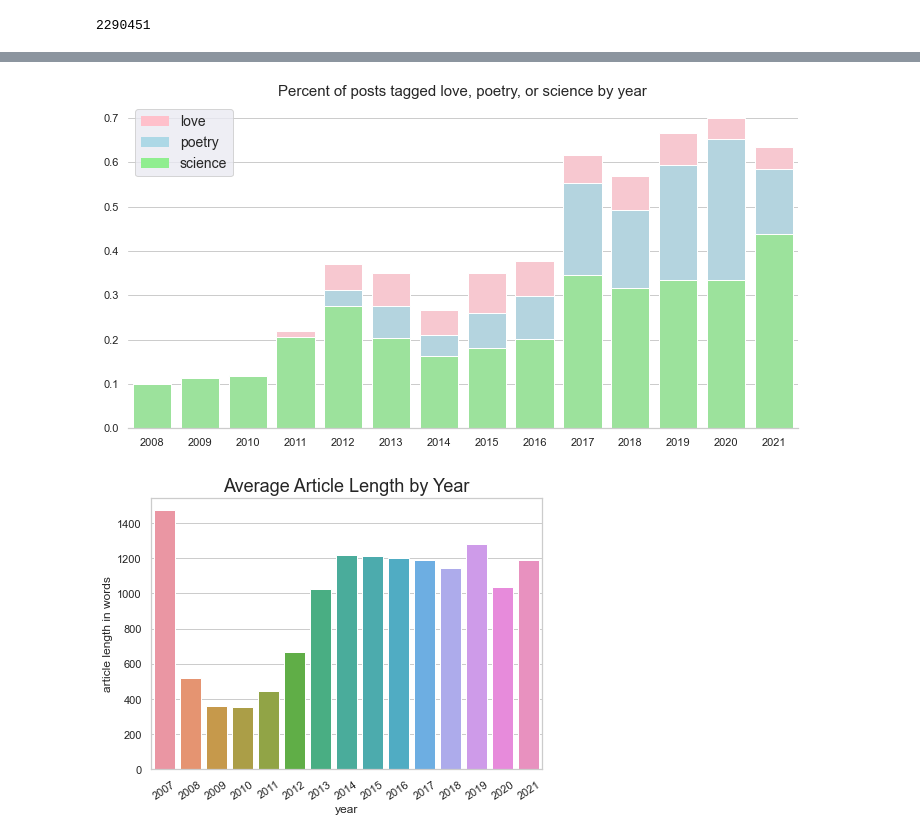
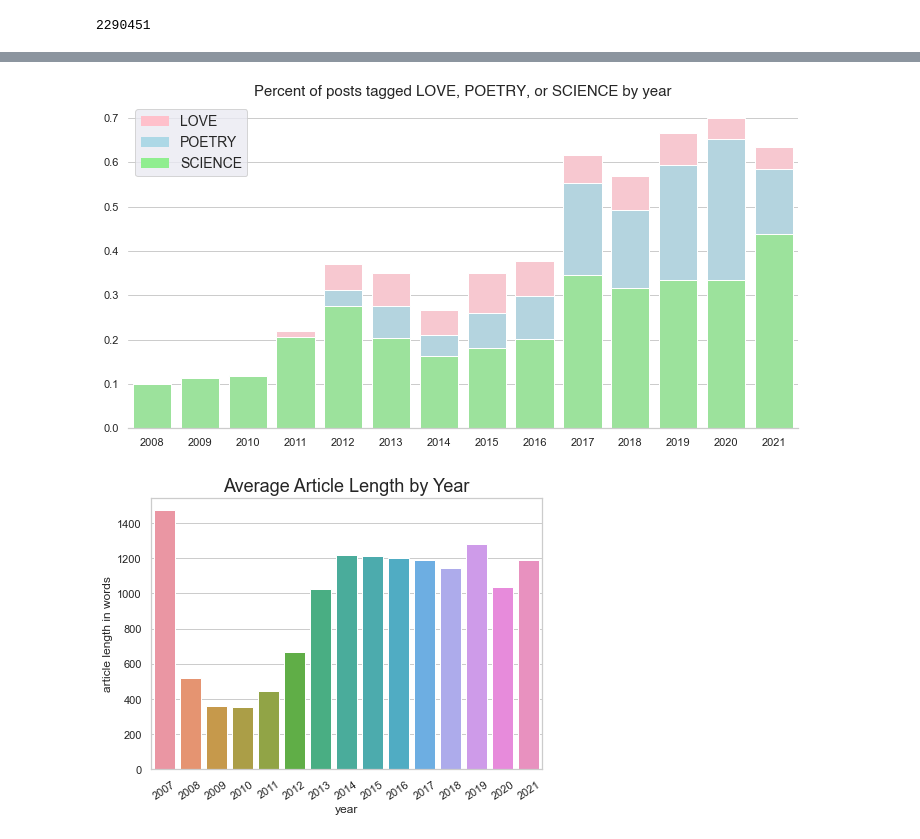
Before and after one commit to konstanzer/brainpickings-nlp, a Jupyter notebook: notebooks/viz.ipynb, the cells around one changed output, grey strips where cells are left out. Saved outputs shown, nothing was run; the diff lists cells and outputs as text; code cells hidden in the pictures.

```diff
--- a/viz.ipynb
+++ b/notebooks/viz.ipynb
@@ -162,20 +179,22 @@ c = b.add(lov_ser, fill_value=0)
 # %%
 sns.set_theme(style="whitegrid")
 f, ax = plt.subplots(figsize=(12, 6))
 sns.set(font_scale=1.25)
 sns.barplot(x=c.index, y=c/year_article_counts[1:].values, color="pink")
 sns.barplot(x=b.index, y=b/year_article_counts[1:].values, color="lightblue")
 sns.barplot(x=a.index, y=a/year_article_counts[1:].values, color="lightgreen")
-ax.set(xlabel='', ylabel='', title="Percent of posts tagged love, poetry, or science by year")
+ax.set(xlabel='', ylabel='')
 
+csfont = {'fontname':'Helvetica'}
+plt.title('Percent of posts tagged LOVE, POETRY, or SCIENCE by year',**csfont)
 sns.despine(left=True)
 top = plt.Rectangle((0,0),1,1,fc="pink", edgecolor = 'none')
 mid = plt.Rectangle((0,0),1,1,fc='lightblue',  edgecolor = 'none')
 bot = plt.Rectangle((0,0),1,1,fc='lightgreen',  edgecolor = 'none')
-plt.legend([top, mid, bot], ['love', 'poetry', 'science'], loc=2, ncol = 1, prop={'size':14})
+plt.legend([top, mid, bot], ['LOVE', 'POETRY', 'SCIENCE'], loc=2, ncol = 1, prop={'size':14})
 plt.savefig("lovepoetsci.png")
 # %% [output]
-[figure, old version]
+[figure, new version]
 # %%
 sns.set_theme(style="whitegrid")
 f, ax = plt.subplots(figsize=(7, 5))
```
Also changed, not shown: parts of 8 cells of this notebook, 3 other files.
